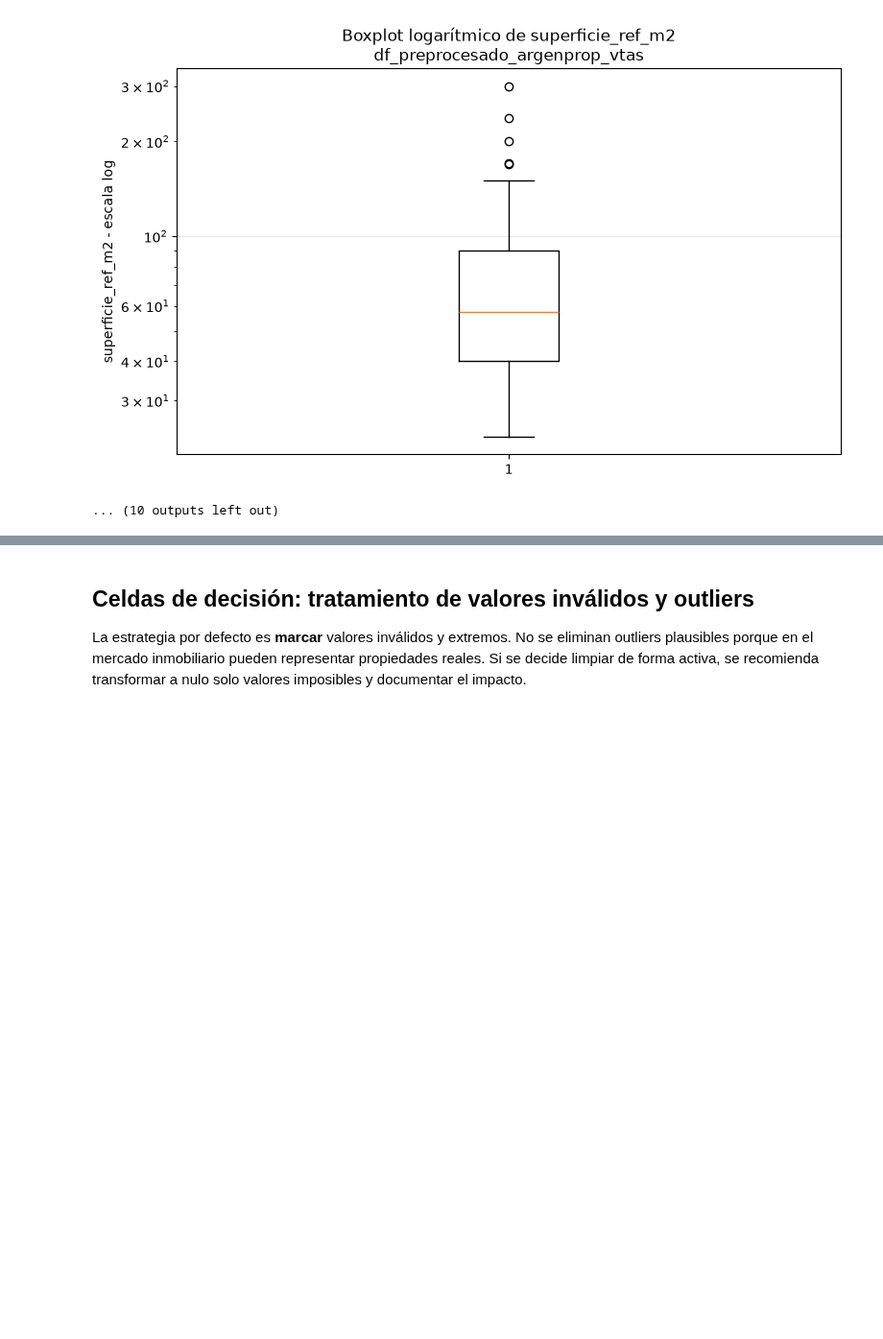
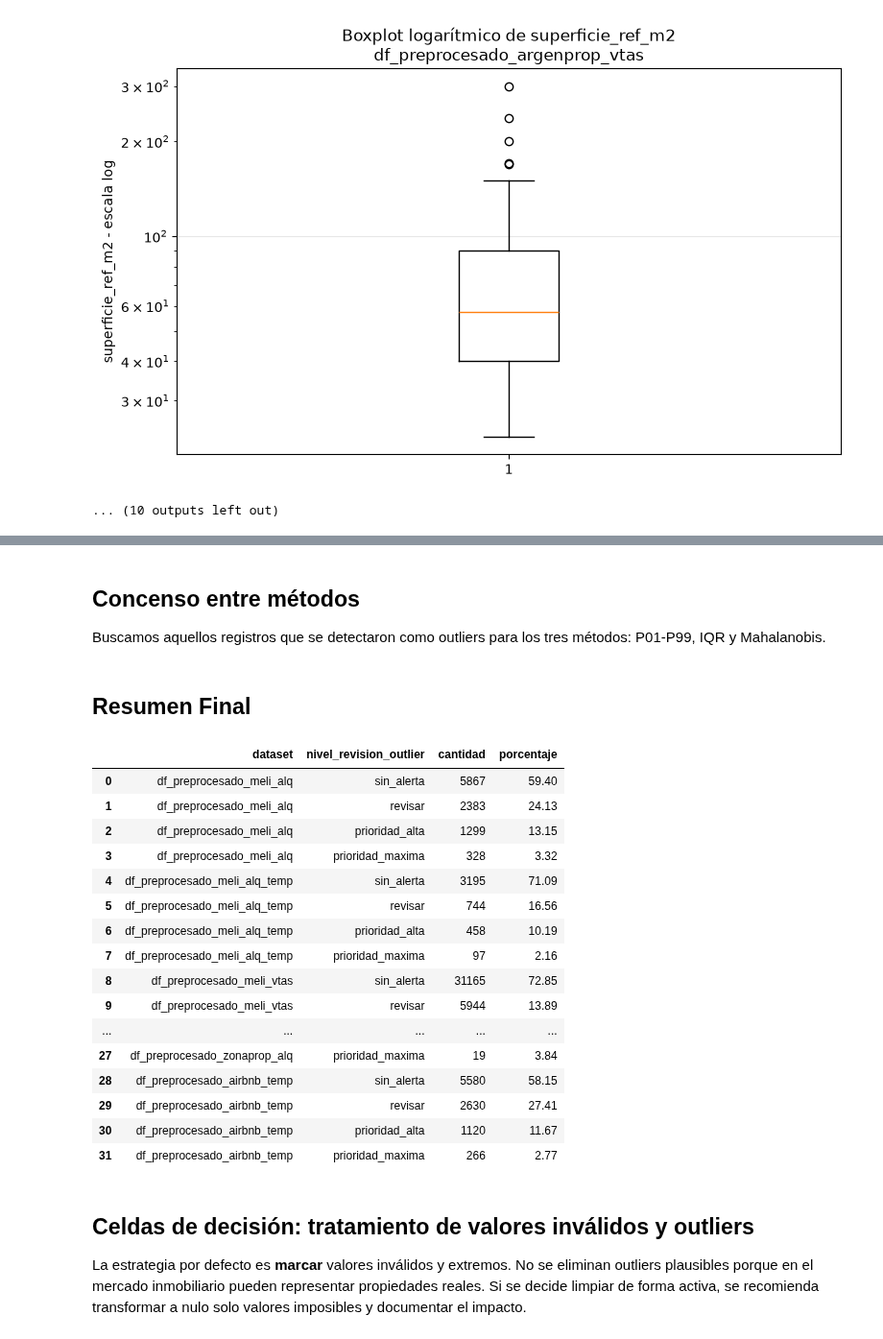
Before and after one commit to arirakowitba/TP_analitica_descriptiva_grupo1_2q2026, a Jupyter notebook: notebooks/04_outliers.ipynb, the cells around one changed output, grey strips where cells are left out. Shown at 96% size. Drawn from its saved outputs; the diff is of its cells as text; code cells hidden in the pictures; blank space fills up the shorter version.

Commit message:
multivariados y resumen

```diff
--- a/notebooks/04_outliers.ipynb
+++ b/notebooks/04_outliers.ipynb
@@ -617,0 +879,4 @@ for nombre, df in preprocesados_con_iqr.items():
+# %% [markdown]
+## Concenso entre métodos
+
+Buscamos aquellos registros que se detectaron como outliers para los tres métodos: P01-P99, IQR y Mahalanobis.
@@ -618,3 +984,59 @@ for nombre, df in preprocesados_con_iqr.items():
+# %% [markdown]
+## Resumen Final
+# %%
+# ============================================================
+# RESUMEN FINAL DE OUTLIERS
+# ============================================================
+
+resumen_final = []
+
+for nombre, df in resultados_finales.items():
+
+    total = len(df)
+
+    conteo = (
+        df['nivel_revision_outlier']
+        .value_counts()
+    )
+
+    for nivel, cantidad in conteo.items():
+
+        resumen_final.append({
+            'dataset': nombre,
+            'nivel_revision_outlier': nivel,
+            'cantidad': int(cantidad),
+            'porcentaje': round(
+                100 * cantidad / total,
+                2
+            )
+        })
+
+
+resumen_final = pd.DataFrame(
+    resumen_final
+)
+
+display(
+    resumen_final
+)
+# %% [output]
+|  | dataset | nivel_revision_outlier | cantidad | porcentaje |
+| 0 | df_preprocesado_meli_alq | sin_alerta | 5867 | 59.40 |
+| 1 | df_preprocesado_meli_alq | revisar | 2383 | 24.13 |
+| 2 | df_preprocesado_meli_alq | prioridad_alta | 1299 | 13.15 |
+| 3 | df_preprocesado_meli_alq | prioridad_maxima | 328 | 3.32 |
+| 4 | df_preprocesado_meli_alq_temp | sin_alerta | 3195 | 71.09 |
+| 5 | df_preprocesado_meli_alq_temp | revisar | 744 | 16.56 |
+| 6 | df_preprocesado_meli_alq_temp | prioridad_alta | 458 | 10.19 |
+| 7 | df_preprocesado_meli_alq_temp | prioridad_maxima | 97 | 2.16 |
+| 8 | df_preprocesado_meli_vtas | sin_alerta | 31165 | 72.85 |
+| 9 | df_preprocesado_meli_vtas | revisar | 5944 | 13.89 |
+| ... | ... | ... | ... | ... |
+| 27 | df_preprocesado_zonaprop_alq | prioridad_maxima | 19 | 3.84 |
+| 28 | df_preprocesado_airbnb_temp | sin_alerta | 5580 | 58.15 |
+| 29 | df_preprocesado_airbnb_temp | revisar | 2630 | 27.41 |
+| 30 | df_preprocesado_airbnb_temp | prioridad_alta | 1120 | 11.67 |
+| 31 | df_preprocesado_airbnb_temp | prioridad_maxima | 266 | 2.77 |
 # %% [markdown]
 ## Celdas de decisión: tratamiento de valores inválidos y outliers
 
```
Also changed, not shown: parts of 5 cells of this notebook.
